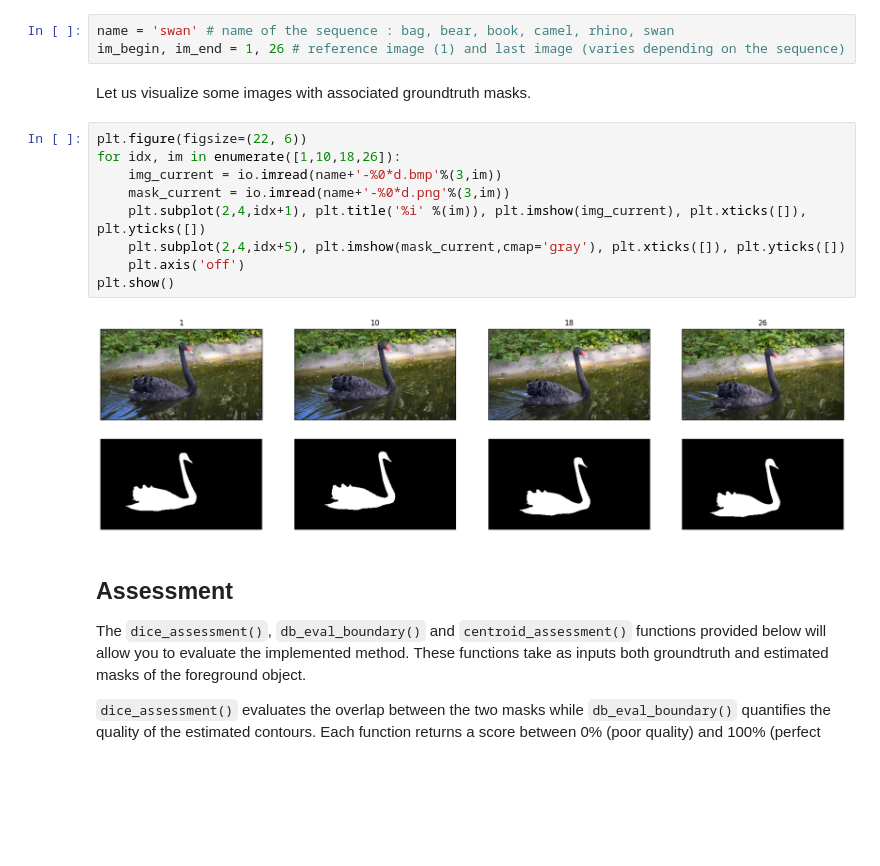
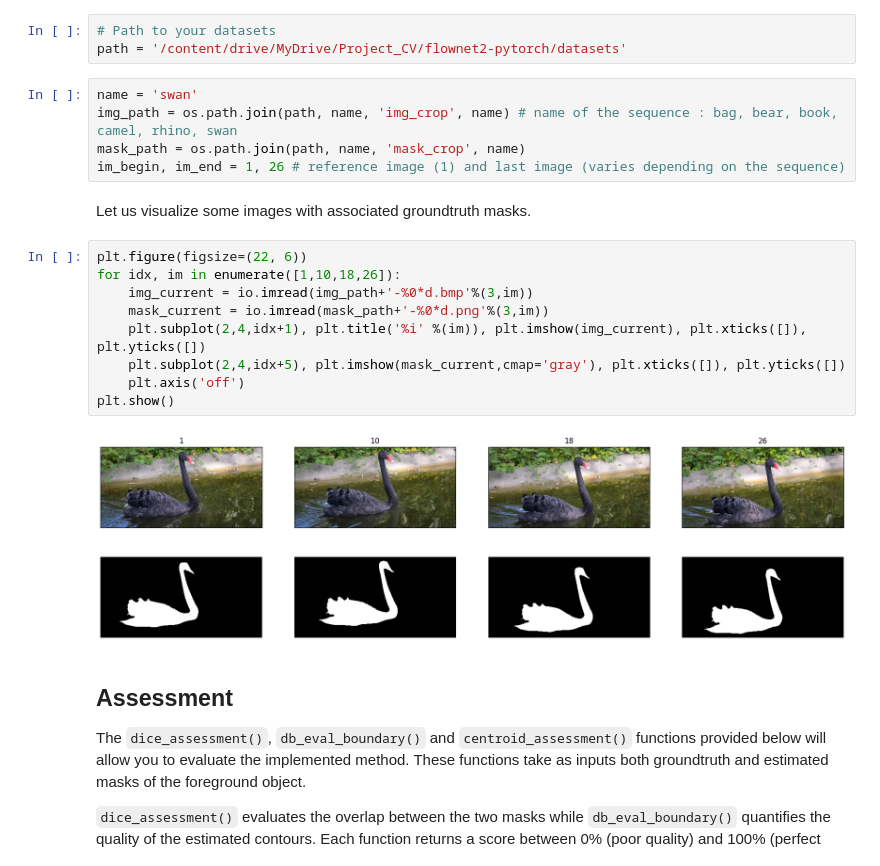
Before and after one commit to huyhoangpjn/Computer-Vision-2024-Project-Flow-net-2, a Jupyter notebook: prepare.ipynb, the cells around one changed output. Saved outputs shown, nothing was run; the diff lists cells and outputs as text; blank space fills up the shorter version.

```diff
--- a/prepare.ipynb
+++ b/prepare.ipynb
@@ -374,19 +455,24 @@ A binary mask is associated to each image to locate the object of interest (fore
+# %%
+# Path to your datasets
+path = '/content/drive/MyDrive/Project_CV/flownet2-pytorch/datasets'
 # %%
-name = 'swan' # name of the sequence : bag, bear, book, camel, rhino, swan
+name = 'swan'
+img_path = os.path.join(path, name, 'img_crop', name) # name of the sequence : bag, bear, book, camel, rhino, swan
+mask_path = os.path.join(path, name, 'mask_crop', name)
 im_begin, im_end = 1, 26 # reference image (1) and last image (varies depending on the sequence)
 # %% [markdown]
 Let us visualize some images with associated groundtruth masks.
 # %%
 plt.figure(figsize=(22, 6))
 for idx, im in enumerate([1,10,18,26]):
-    img_current = io.imread(name+'-%0*d.bmp'%(3,im))
-    mask_current = io.imread(name+'-%0*d.png'%(3,im))
+    img_current = io.imread(img_path+'-%0*d.bmp'%(3,im))
+    mask_current = io.imread(mask_path+'-%0*d.png'%(3,im))
     plt.subplot(2,4,idx+1), plt.title('%i' %(im)), plt.imshow(img_current), plt.xticks([]), plt.yticks([])
     plt.subplot(2,4,idx+5), plt.imshow(mask_current,cmap='gray'), plt.xticks([]), plt.yticks([])
     plt.axis('off')
 plt.show()
 # %% [output]
-[figure, old version]
+[figure, new version]
 # %% [markdown]
 ## Assessment
 
```
Also changed, not shown: parts of 29 cells of this notebook.
